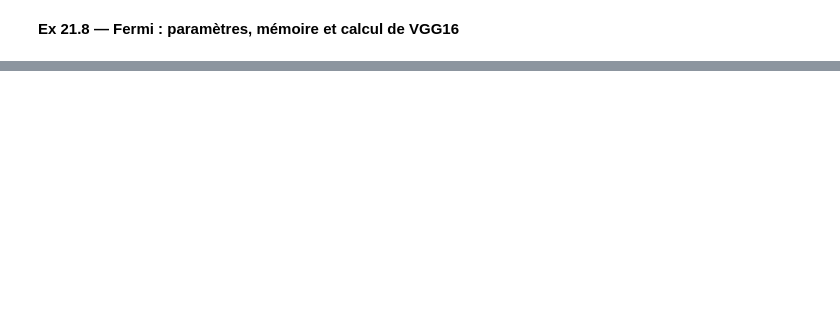
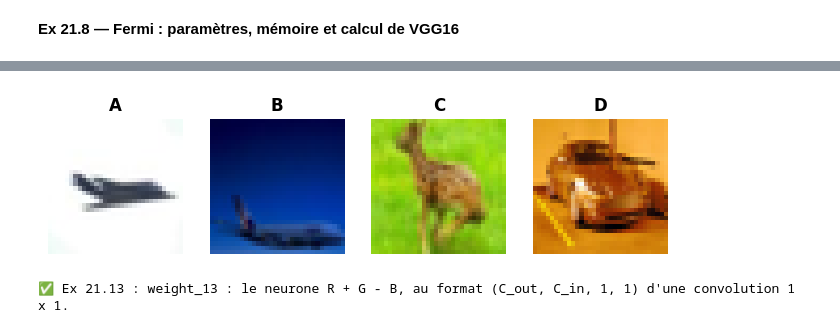
Before and after one commit to cemah2/workbookIA, a Jupyter notebook: chapitres/ch21_cnn/05_solutions.ipynb, the cells around one changed output, grey strips where cells are left out. Saved outputs shown, nothing was run; the diff lists cells and outputs as text; code cells hidden in the pictures; blank space fills up the shorter version.

```diff
--- a/chapitres/ch21_cnn/05_solutions.ipynb
+++ b/chapitres/ch21_cnn/05_solutions.ipynb
@@ -701,0 +848,24 @@ WB_ANSWER {"hash": "e0f95ad1733fdaf8c1caef3c62b509fb6a5b82bc0deb26aed801147df7bc
+# %%
+X_13, _ = wb.datasets.load_cifar10("test")          # 10 000 photos 32 x 32, uint8 (N, H, W, C)
+PHOTOS_13 = X_13[[1078, 9590, 1303, 4285]].astype(np.float64) / 255     # the photos A, B, C, D, values in [0, 1]
+fig, axes = plt.subplots(1, 4, figsize=(8, 2.4))
+for ax, photo, name in zip(axes, PHOTOS_13, "ABCD"):
+    ax.imshow(photo)
+    ax.set_title(name)
+    ax.axis("off")
+plt.show()
+# %% [output]
+[figure, added]
+# %%
+weight_13 = np.array([1.0, 1.0, -1.0]).reshape(1, 3, 1, 1)    # 1 output channel, 3 input channels, 1 x 1
+highest_13, negative_13, peak_13 = "C", True, "D"
+if not filled(weight_13):
+    print("⏳ Ex 21.13 : écris weight_13.")
+else:
+    w_13 = as_numpy(weight_13)
+    verdict("21.13", w_13 is not None and w_13.shape == (1, 3, 1, 1) and np.array_equal(w_13.ravel(), [1, 1, -1]),
+            "weight_13 : le neurone R + G - B, au format (C_out, C_in, 1, 1) d'une convolution 1 x 1.",
+            "weight_13 : attendu les poids (+1, +1, -1) de R, G et B, rangés en (C_out, C_in, k_h, k_w) = (1, 3, 1, 1) ; reçu "
+            + ("rien de lisible" if w_13 is None else f"la forme {w_13.shape} et les valeurs {w_13.ravel().tolist()}") + ".")
+# %% [output]
+✅ Ex 21.13 : weight_13 : le neurone R + G - B, au format (C_out, C_in, 1, 1) d'une convolution 1 x 1.
```
Also changed, not shown: parts of 91 cells of this notebook, 16 other files.
